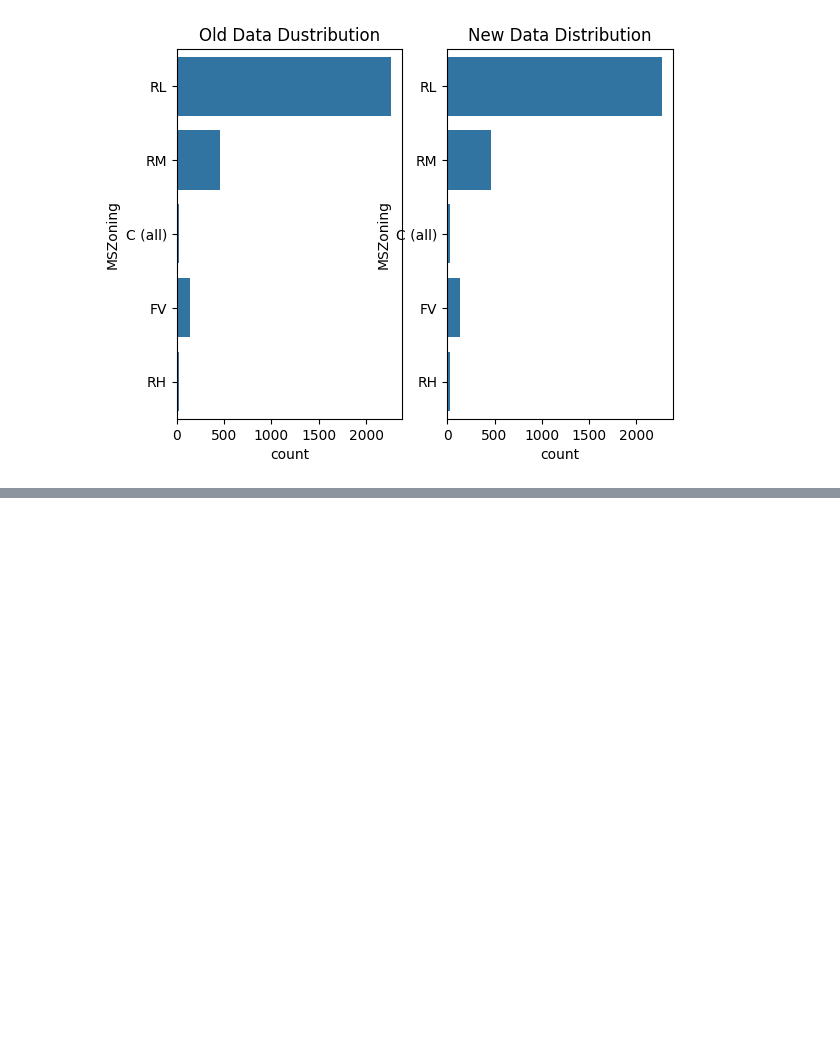
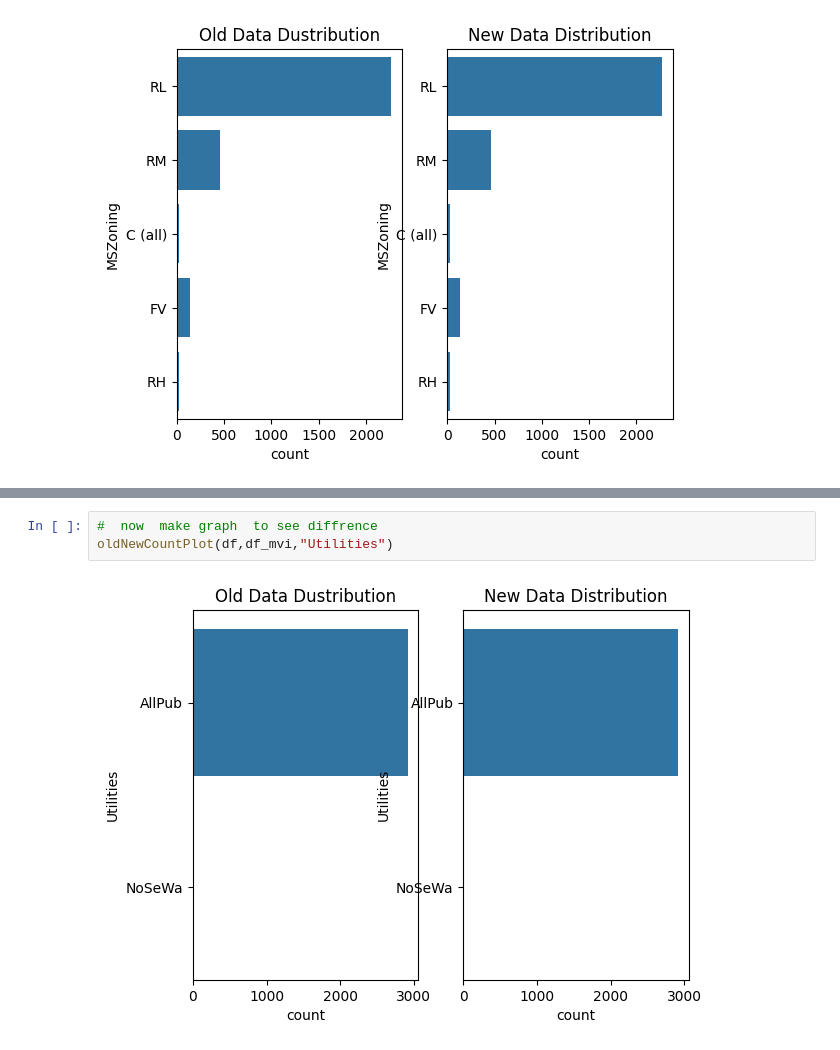
Before and after one commit to rathorebharat937/House_Price_Prediction_Regression_Project, a Jupyter notebook: house_price_prediction_01.ipynb, the cells around one changed output, grey strips where cells are left out. Cells and saved outputs as stored; diff of their text form; blank space fills up the shorter version.

```diff
--- a/house_price_prediction_01.ipynb
+++ b/house_price_prediction_01.ipynb
@@ -480,0 +522,5 @@ oldNewCountPlot(df , df_mvi  , "MSZoning")
+# %%
+#  now  make graph  to see diffrence
+oldNewCountPlot(df,df_mvi,"Utilities")
+# %% [output]
+[figure, added]
```
Also changed, not shown: parts of 13 cells of this notebook.
